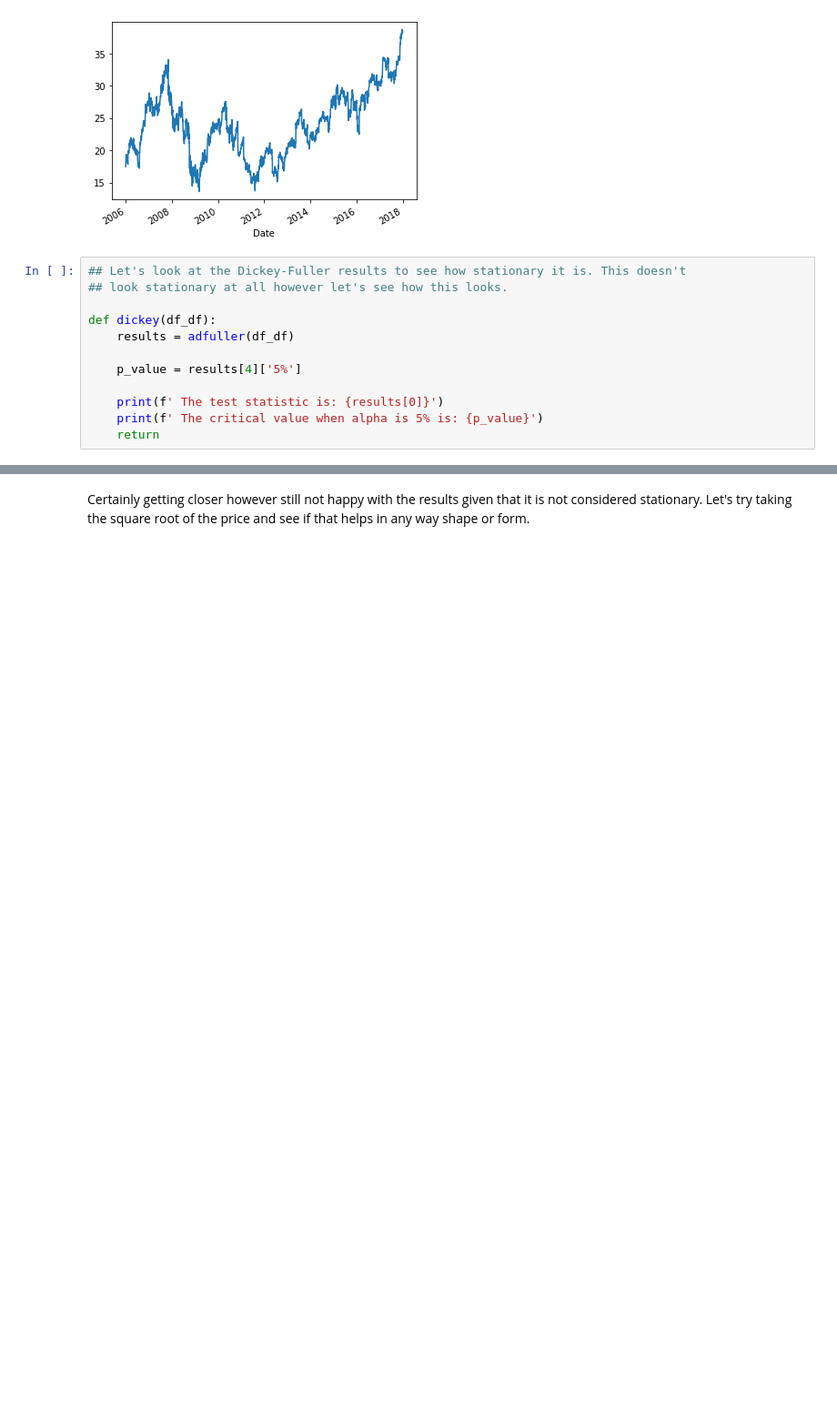
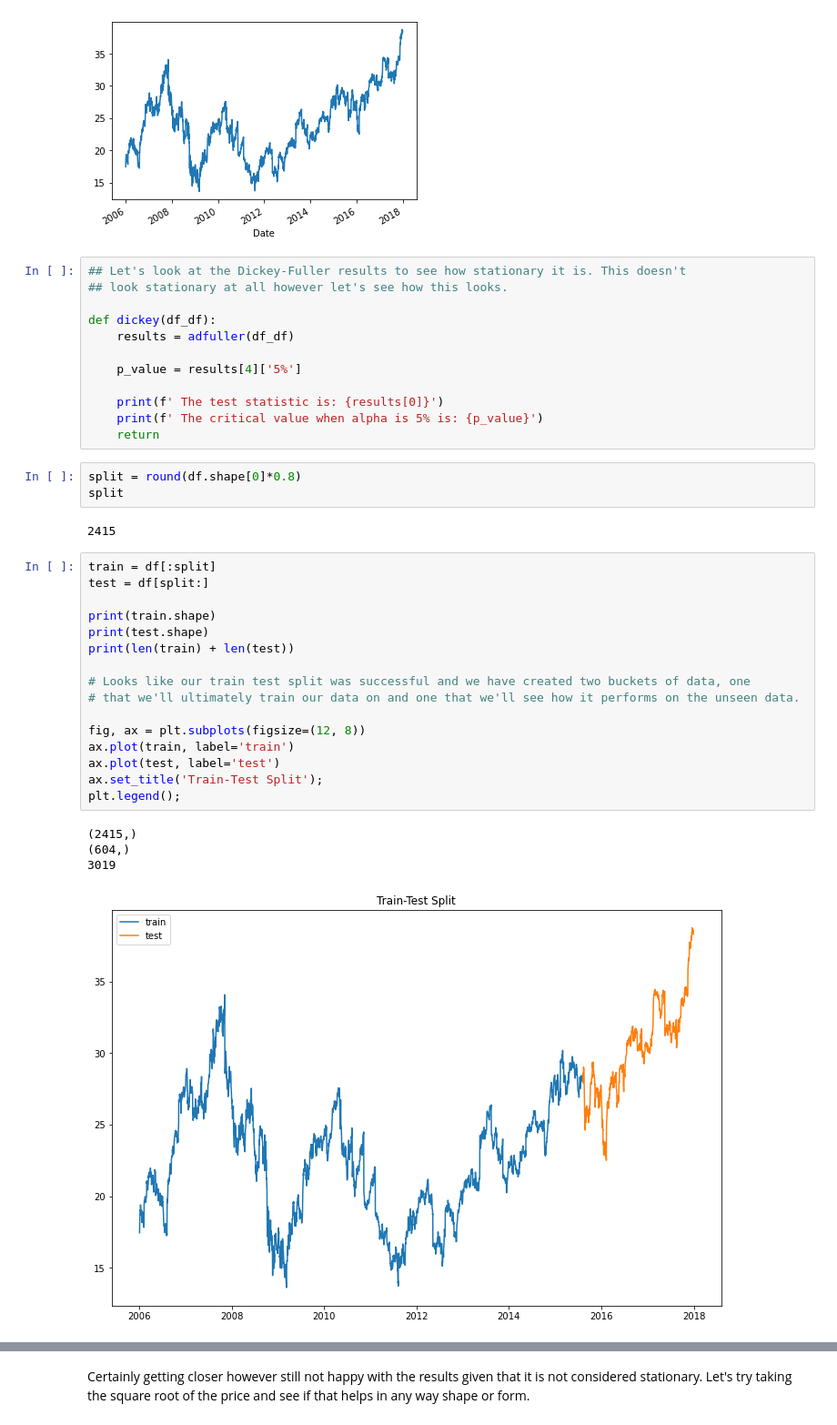
Before and after one commit to RogerPineda13/TimeSeriesP4, a Jupyter notebook: ALarsenWorkingNotebook.ipynb, the cells around one changed output, grey strips where cells are left out. Shown: that part at 91% size. Drawn from its saved outputs; the diff is of its cells as text; blank space fills up the shorter version.

```diff
--- a/ALarsenWorkingNotebook.ipynb
+++ b/ALarsenWorkingNotebook.ipynb
@@ -129,3 +137,29 @@ def dickey(df_df):
     print(f' The test statistic is: {results[0]}')
     print(f' The critical value when alpha is 5% is: {p_value}')
     return
+# %%
+split = round(df.shape[0]*0.8)
+split
+# %% [output]
+2415
+# %%
+train = df[:split]
+test = df[split:]
+
+print(train.shape)
+print(test.shape)
+print(len(train) + len(test))
+
+# Looks like our train test split was successful and we have created two buckets of data, one
+# that we'll ultimately train our data on and one that we'll see how it performs on the unseen data.
+
+fig, ax = plt.subplots(figsize=(12, 8))
+ax.plot(train, label='train')
+ax.plot(test, label='test')
+ax.set_title('Train-Test Split');
+plt.legend();
+# %% [output]
+(2415,)
+(604,)
+3019
+[figure, added]
```
Also changed, not shown: parts of 32 cells of this notebook.
